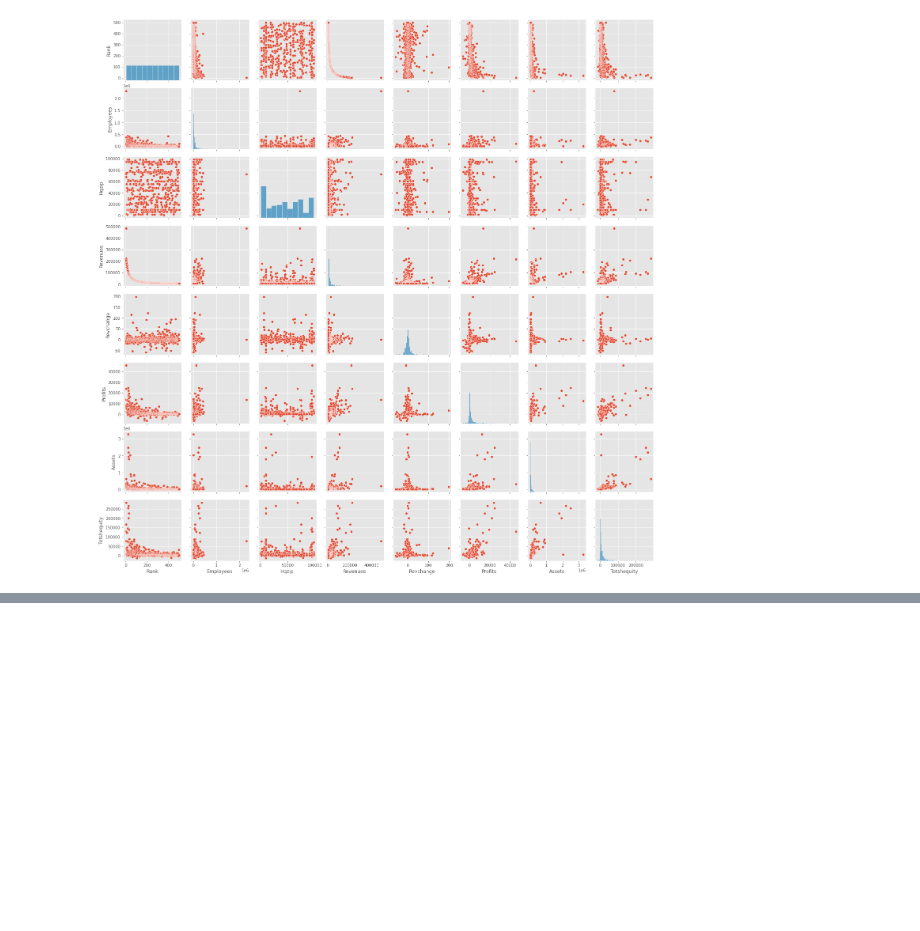
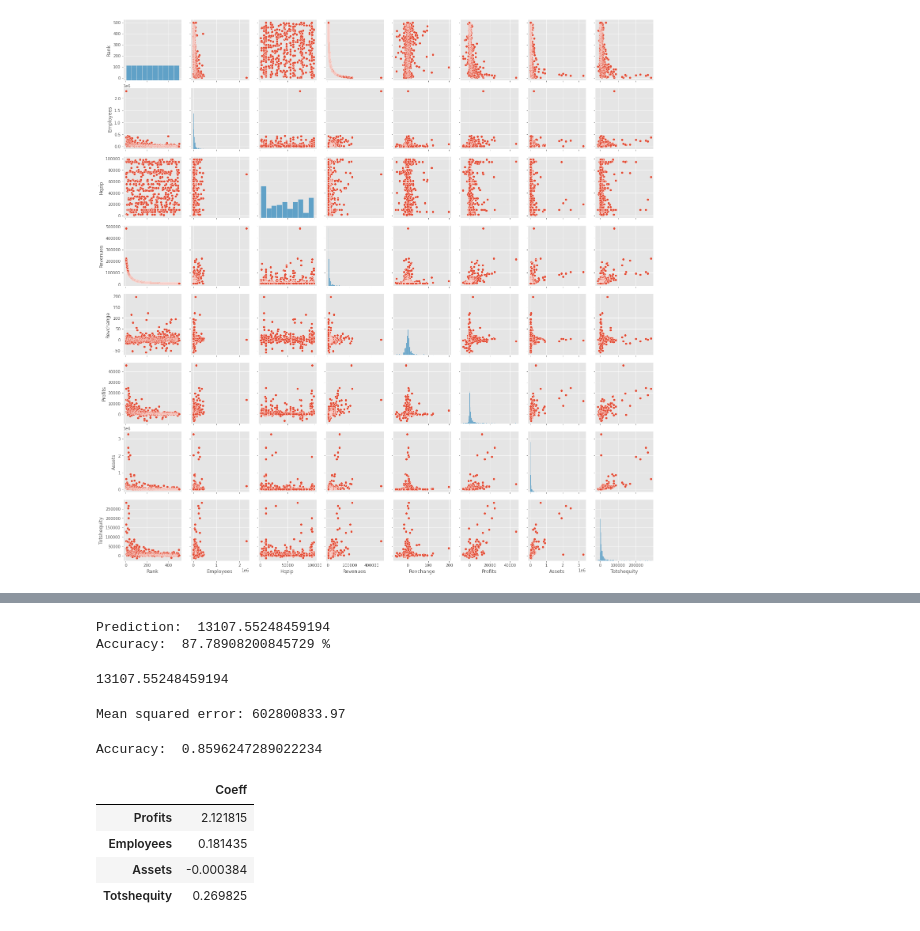
Before and after one commit to sorinburghiu2323/LearningFromData, a Jupyter notebook: fortune_500.ipynb, the cells around one changed output, grey strips where cells are left out. Saved outputs shown, nothing was run; the diff lists cells and outputs as text; code cells hidden in the pictures; blank space fills up the shorter version.

```diff
--- a/fortune_500.ipynb
+++ b/fortune_500.ipynb
@@ -149,0 +138,36 @@ plt.hist(y_test - predictions)
+# %%
+def predict_individual(model, data, actual_revenue=None):
+    """
+    Predict an individual value given a model and data.
+    :param actual_revenue: (optional) to show the accuracy of the prediction
+    """
+    prediction = model.predict([data])[0]
+    print('Prediction: ', prediction)
+    if actual_revenue:
+        print('Accuracy: ', (prediction / actual_revenue if prediction < actual_revenue else actual_revenue / prediction)  * 100, '%')
+    return prediction
+
+# Predict: Core-Mark Holding
+predict_individual(RidgeReg, [54.2, 7688, 1497, 530], actual_revenue=11507)
+# %% [output]
+Prediction:  13107.55248459194
+Accuracy:  87.78908200845729 %
+13107.55248459194
+# %%
+# The mean squared error of Ridge regression model.
+print("Mean squared error: %.2f" % np.mean((RidgeReg.predict(x_test) - y_test) ** 2))
+# %% [output]
+Mean squared error: 602800833.97
+# %%
+# Now apply the same approach to lasso regression in order to compare it against ridge regression.
+
+# Evaluate the model's coefficients.
+print('Accuracy: ', LassoReg.score(x_test, y_test))
+pd.DataFrame(LassoReg.coef_, x.columns, columns = ['Coeff'])
+# %% [output]
+Accuracy:  0.8596247289022234
+|  | Coeff |
+| Profits | 2.121815 |
+| Employees | 0.181435 |
+| Assets | -0.000384 |
+| Totshequity | 0.269825 |
```
Also changed, not shown: parts of 10 cells of this notebook, 4 other files.
